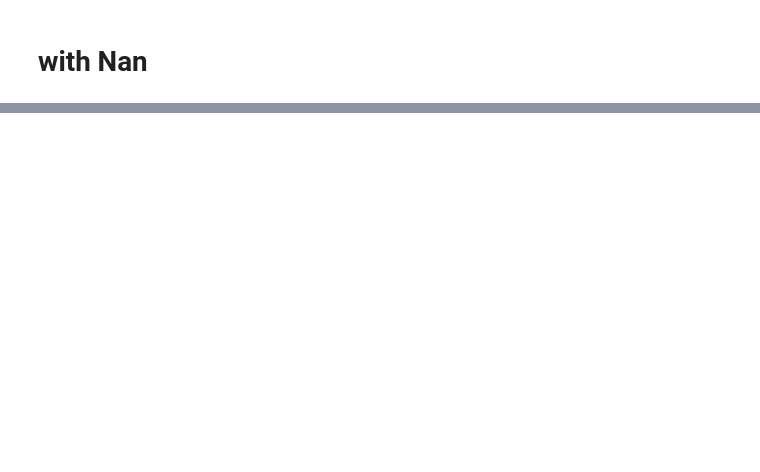
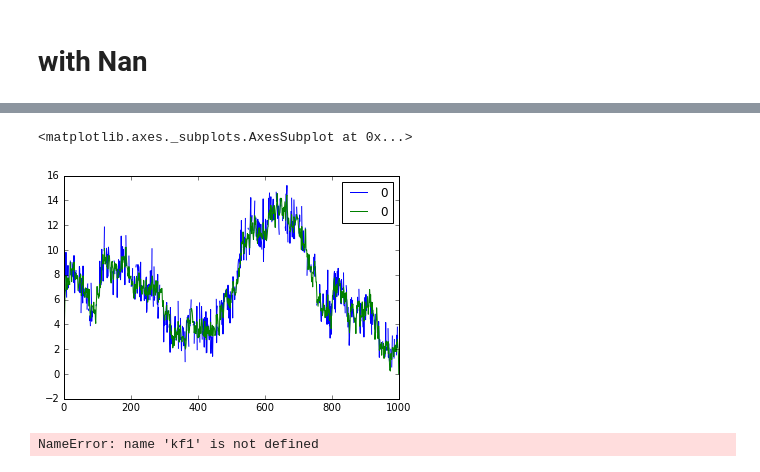
Before and after one commit to pedrobraz1990/BayesianEconometrics, a Jupyter notebook: KF Test.ipynb, the cells around one changed output, grey strips where cells are left out. Cells and saved outputs as stored; diff of their text form; code cells hidden in the pictures; blank space fills up the shorter version.

```diff
--- a/KF Test.ipynb
+++ b/KF Test.ipynb
@@ -261,3 +274,22 @@ kf4 = KFC.KalmanFilter(y=knny,
 
 
 # pd.concat([pd.DataFrame(kf4['y'])[0],pd.DataFrame(kf4['yhat'])[0],], axis=1).plot()
+# %%
+kf3 = KF(y=knny,
+              Z=kZ,
+              H=kH,
+              T=kT,
+              Q=kQ,
+              a1=np.array([0.0,0.0]),
+              P1=np.diag(np.array([1.0,1.0])),
+              R=kR,
+             nStates=2)
+# %%
+pd.concat([pd.DataFrame(kf3['y'])[0],pd.DataFrame(kf3['yhat'])[0],], axis=1).plot()
+# %% [output]
+<matplotlib.axes._subplots.AxesSubplot at 0x...>
+[figure, added]
+# %%
+pd.concat([pd.DataFrame(kf3['yhat'])[0], kf1.yhat[0]],axis=1).plot()
+# %% [output]
+NameError: name 'kf1' is not defined
```
Also changed, not shown: parts of 12 cells of this notebook, 23 other files.
